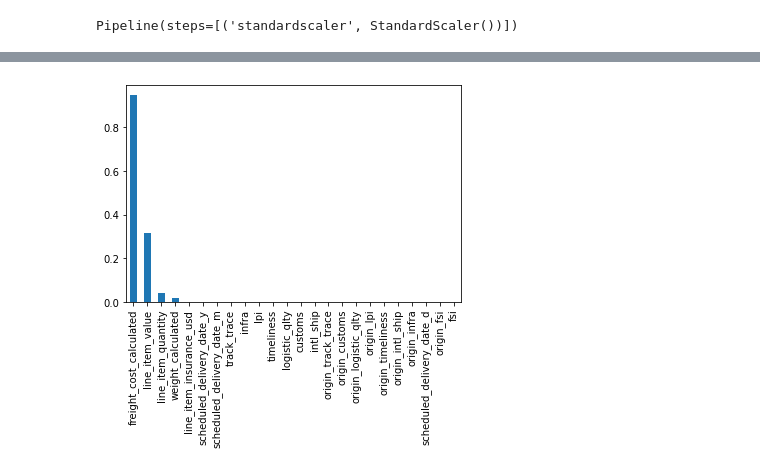
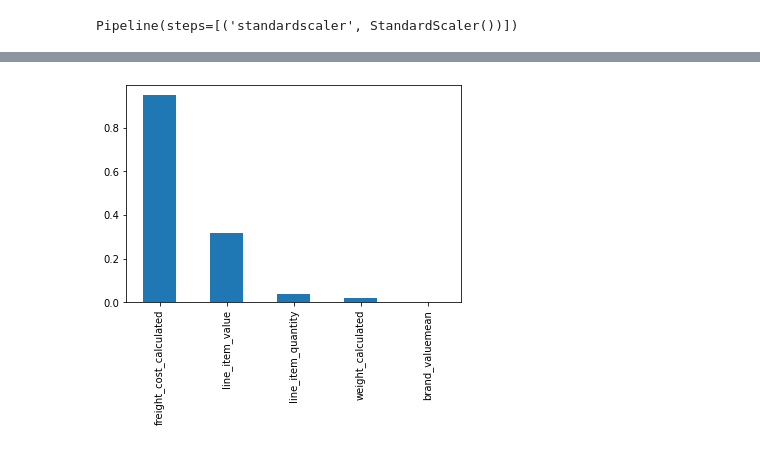
Before and after one commit to QinrenZhou/Supply-Chain-Machine-Learning-Analysis, a Jupyter notebook: EDA and Feature Selection.ipynb, the cells around one changed output, grey strips where cells are left out. Cells and saved outputs as stored; diff of their text form; code cells hidden in the pictures.

```diff
--- a/EDA and Feature Selection.ipynb
+++ b/EDA and Feature Selection.ipynb
@@ -198,0 +186,6 @@ plt.tight_layout()
+# %%
+brand_df = brand_df.drop(columns=['brand_idsum','brand_pricemean','brand_pricecount','brand_packcount','brand_packmean','brand_packsum','brand_pricesum.1','brand_pricecount.1','brand_pricemean.1','brand_calculatedsum.1','brand_calculatedcount.1','brand_calculatedmean.1','brand_idcount','brand_idmean','brand_quantitysum','brand_valuesum','brand_pricesum','brand_designationsum','brand_designationcount','brand_designationmean','brand_usdsum','brand_calculatedsum'])
+country_df = country_df.drop(columns=['country_idsum','country_pricemean','country_pricecount','country_packcount','country_packmean','country_packsum','country_pricesum.1','country_pricecount.1','country_pricemean.1','country_calculatedsum.1','country_calculatedcount.1','country_calculatedmean.1','country_idcount','country_idmean','country_quantitysum','country_valuesum','country_pricesum','country_designationsum','country_designationcount','country_designationmean','country_usdsum','country_calculatedsum'])
+factory_df = factory_df.drop(columns=['manufacturing_site_idsum','manufacturing_site_pricemean','manufacturing_site_pricecount','manufacturing_site_packcount','manufacturing_site_packmean','manufacturing_site_packsum','manufacturing_site_pricesum.1','manufacturing_site_pricecount.1','manufacturing_site_pricemean.1','manufacturing_site_calculatedsum.1','manufacturing_site_calculatedcount.1','manufacturing_site_calculatedmean.1','manufacturing_site_idcount','manufacturing_site_idmean','manufacturing_site_quantitysum','manufacturing_site_valuesum','manufacturing_site_pricesum','manufacturing_site_designationsum','manufacturing_site_designationcount','manufacturing_site_designationmean','manufacturing_site_usdsum','manufacturing_site_calculatedsum'])
+vendor_df = vendor_df.drop(columns=['vendor_idsum','vendor_pricemean','vendor_pricecount','vendor_packcount','vendor_packmean','vendor_packsum','vendor_pricesum.1','vendor_pricecount.1','vendor_pricemean.1','vendor_calculatedsum.1','vendor_calculatedcount.1','vendor_calculatedmean.1','vendor_idcount','vendor_idmean','vendor_quantitysum','vendor_valuesum','vendor_pricesum','vendor_designationsum','vendor_designationcount','vendor_designationmean','vendor_usdsum','vendor_calculatedsum'])
+molecule_test_df = molecule_test_df.drop(columns=['molecule_test_type_idsum','molecule_test_type_pricemean','molecule_test_type_pricecount','molecule_test_type_packsum','molecule_test_type_packcount','molecule_test_type_packmean','molecule_test_type_pricesum.1','molecule_test_type_pricecount.1','molecule_test_type_pricemean.1','molecule_test_type_calculatedsum.1','molecule_test_type_calculatedcount.1','molecule_test_type_calculatedmean.1','molecule_test_type_idcount','molecule_test_type_idmean','molecule_test_type_quantitysum','molecule_test_type_valuesum','molecule_test_type_pricesum','molecule_test_type_designationsum','molecule_test_type_designationcount','molecule_test_type_designationmean','molecule_test_type_usdsum','molecule_test_type_calculatedsum'])
@@ -213,3 +228,6 @@ from sklearn.ensemble import RandomForestClassifier, RandomForestRegressor
 from imblearn.over_sampling import SMOTE
 # %% [markdown]
 - ## <font color = blue>Random Forest Regression</font>
+# %%
+analysis_df= pd.concat([final_df,brand_df,country_df,factory_df,vendor_df,molecule_test_df],axis = 1)
+analysis_df.shape
@@ -216,11 +236,16 @@ from imblearn.over_sampling import SMOTE
 # %%
-analysis_df=final_df[['country','managed_by','fulfill_via','vendor_inco_term','shipment_mode','product_group','sub_classification',
+analysis_df_1=analysis_df[['country','managed_by','fulfill_via','vendor_inco_term','shipment_mode','product_group','sub_classification',
                              'vendor','brand','dosage_form','first_line_designation','dosage','weight_captured_seperately','freight_invoiced_seperately',
                       'freight_in_commodity_cost','origin_country','origin_continent','delivery_delay_time','line_item_quantity','line_item_insurance_usd','weight_calculated','freight_cost_calculated','line_item_value',
                    'scheduled_delivery_date_y','scheduled_delivery_date_m','scheduled_delivery_date_d','fsi','customs',
                     'infra','intl_ship','logistic_qlty','lpi','timeliness','track_trace','origin_fsi','origin_customs','origin_infra','origin_intl_ship','origin_logistic_qlty','origin_lpi','origin_timeliness','origin_track_trace',
                      'scheduled_delivery_date_weekday','scheduled_delivery_date_weekofyear','scheduled_delivery_date_quarter'
-                     ,'scheduled_delivery_date_y','scheduled_delivery_date_m','scheduled_delivery_date_d']]
+                     ,'scheduled_delivery_date_y','scheduled_delivery_date_m','scheduled_delivery_date_d',
+ 'brand_valuemean', 'brand_quantitymean', 'brand_calculatedmean',
+ 'country_valuemean', 'country_usdmean', 'country_quantitymean',
+ 'manufacturing_site_quantitycount', 'manufacturing_site_valuecount', 'manufacturing_site_calculatedcount', 'manufacturing_site_usdcount',
+ 'vendor_quantitycount', 'vendor_valuecount', 'vendor_usdcount', 'vendor_calculatedcount',
+ 'molecule_test_type_calculatedmean', 'molecule_test_type_valuemean' ]]
 # %%
 #Encode the Categorical variables
 OHE = ce.OneHotEncoder(cols=['country','managed_by','fulfill_via','vendor_inco_term','shipment_mode','product_group','sub_classification',
@@ -350,10 +433,15 @@ feat_importances.nlargest(20).plot(kind='barh');
 from sklearn.decomposition import PCA
 # %%
 #Use numerical variables to do the PCA
-pca_df = final_df[['delayed','line_item_quantity','line_item_insurance_usd','weight_calculated','freight_cost_calculated','line_item_value',
+pca_df = analysis_df[['delayed','line_item_quantity','line_item_insurance_usd','weight_calculated','freight_cost_calculated','line_item_value',
                    'scheduled_delivery_date_y','scheduled_delivery_date_m','scheduled_delivery_date_d','fsi','customs',
-                    'infra','intl_ship','logistic_qlty','lpi','timeliness','track_trace','origin_fsi','origin_customs',
-                   'origin_infra','origin_intl_ship','origin_logistic_qlty','origin_lpi','origin_timeliness','origin_track_trace']]
+                  'infra','intl_ship','logistic_qlty','lpi','timeliness','track_trace','origin_fsi','origin_customs',
+                  'origin_infra','origin_intl_ship','origin_logistic_qlty','origin_lpi','origin_timeliness','origin_track_trace',
+'brand_valuemean', 'brand_quantitymean', 'brand_calculatedmean',
+ 'country_valuemean', 'country_usdmean', 'country_quantitymean',
+ 'manufacturing_site_quantitycount', 'manufacturing_site_valuecount', 'manufacturing_site_calculatedcount', 'manufacturing_site_usdcount',
+ 'vendor_quantitycount', 'vendor_valuecount', 'vendor_usdcount', 'vendor_calculatedcount',
+ 'molecule_test_type_calculatedmean', 'molecule_test_type_valuemean']]
 # %%
 pca_df_num = pca_df.drop(columns=['delayed'])
 # %%
@@ -451,6 +539,6 @@ pca_importance_df
 # %%
 #PC-1 Feature Importance
-pca_importance_df.iloc[0].sort_values(ascending=False).plot(kind = 'bar')
+pca_importance_df.iloc[0].sort_values(ascending=False).nlargest(5).plot(kind = 'bar')
 plt.show()
 # %% [output]
-[figure, old version]
+[figure, new version]
```
Also changed, not shown: parts of 50 cells of this notebook, 2 other files.
